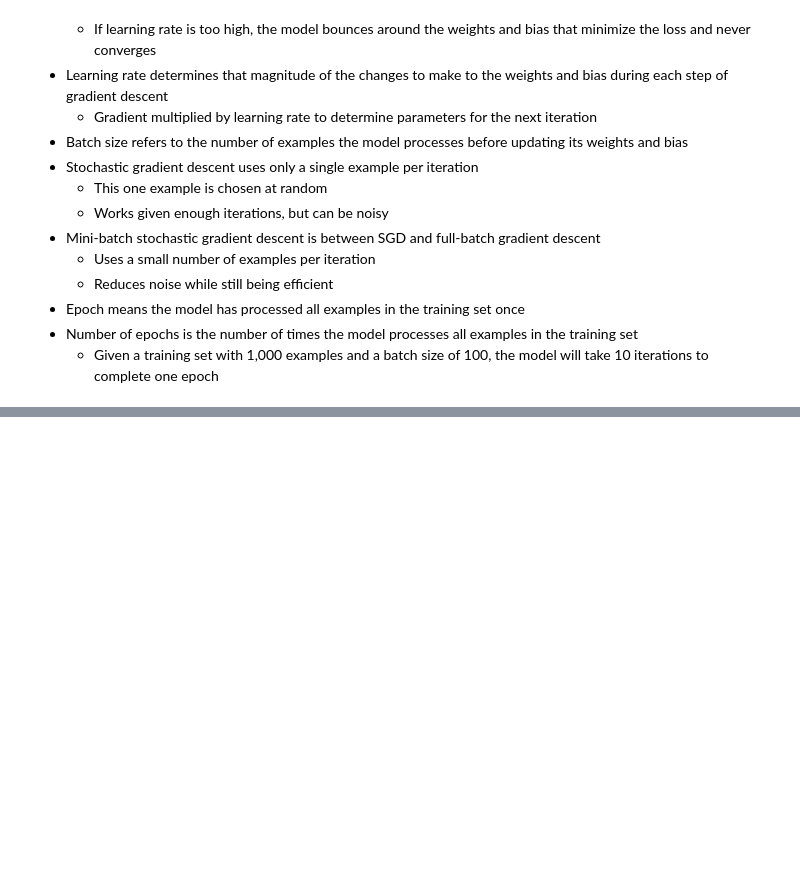
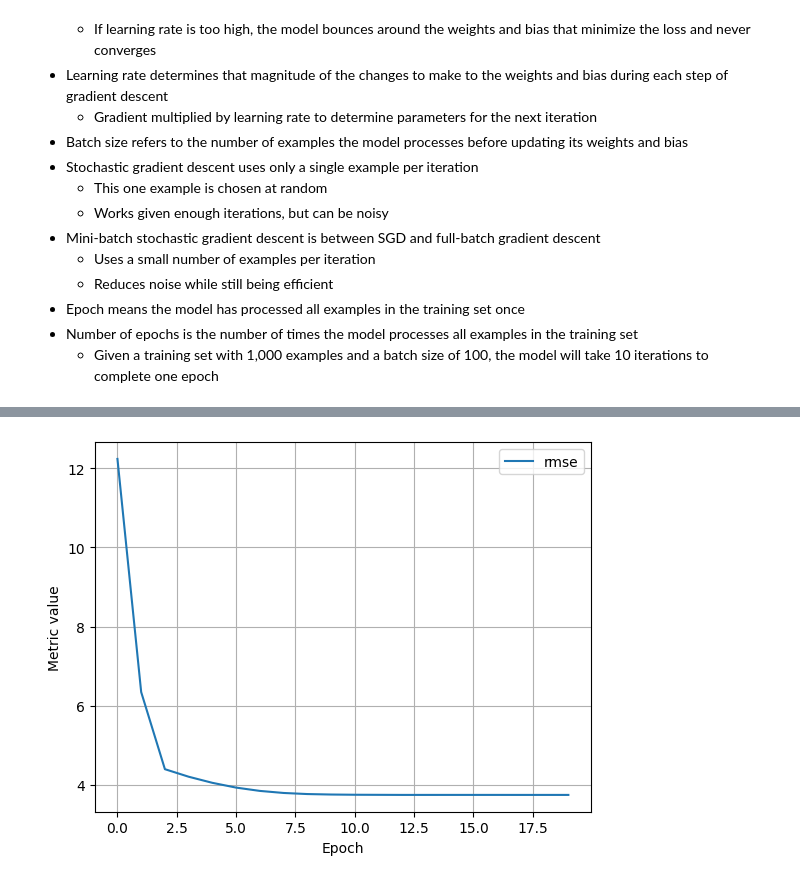
Before and after one commit to therealsmithy/self-study, a Jupyter notebook: ml-crash-course/ml-models/linear-regression.ipynb, the cells around one changed output, grey strips where cells are left out. Drawn from its saved outputs; the diff is of its cells as text; code cells hidden in the pictures; blank space fills up the shorter version.

```diff
--- a/ml-crash-course/ml-models/linear-regression.ipynb
+++ b/ml-crash-course/ml-models/linear-regression.ipynb
@@ -75,0 +98,7 @@
+# %%
+# Dataset load
+chicago_taxi_dataset = pd.read_csv('ml-crash-course/datasets/chicago_taxi_train.csv')
+
+# Update dataframe to use specific columns
+training_df = chicago_taxi_dataset.loc[:, ('TRIP_MILES', 'TRIP_SECONDS', 'FARE', 'COMPANY', 'PAYMENT_TYPE', 'TIP_RATE')]
+training_df.head(200)
@@ -75,0 +180,18 @@
+# %%
+# First experiment - number of miles
+settings_1 = ml_edu.experiment.ExperimentSettings(
+    learning_rate = 0.001,
+    number_epochs = 20,
+    batch_size = 50,
+    input_features = ['TRIP_MILES']
+)
+
+metrics = [keras.metrics.RootMeanSquaredError(name = 'rmse')]
+
+model_1 = create_model(settings_1, metrics)
+
+experiment_1 = train_model('one_feature', model_1, training_df, 'FARE', settings_1)
+
+ml_edu.results.plot_experiment_metrics(experiment_1, ['rmse'])
+ml_edu.results.plot_model_predictions(experiment_1, training_df, 'FARE')
+# %% [output]
@@ -75,0 +215 @@
+[figure, added]
```
Also changed, not shown: parts of 9 cells of this notebook, 2 other files.
